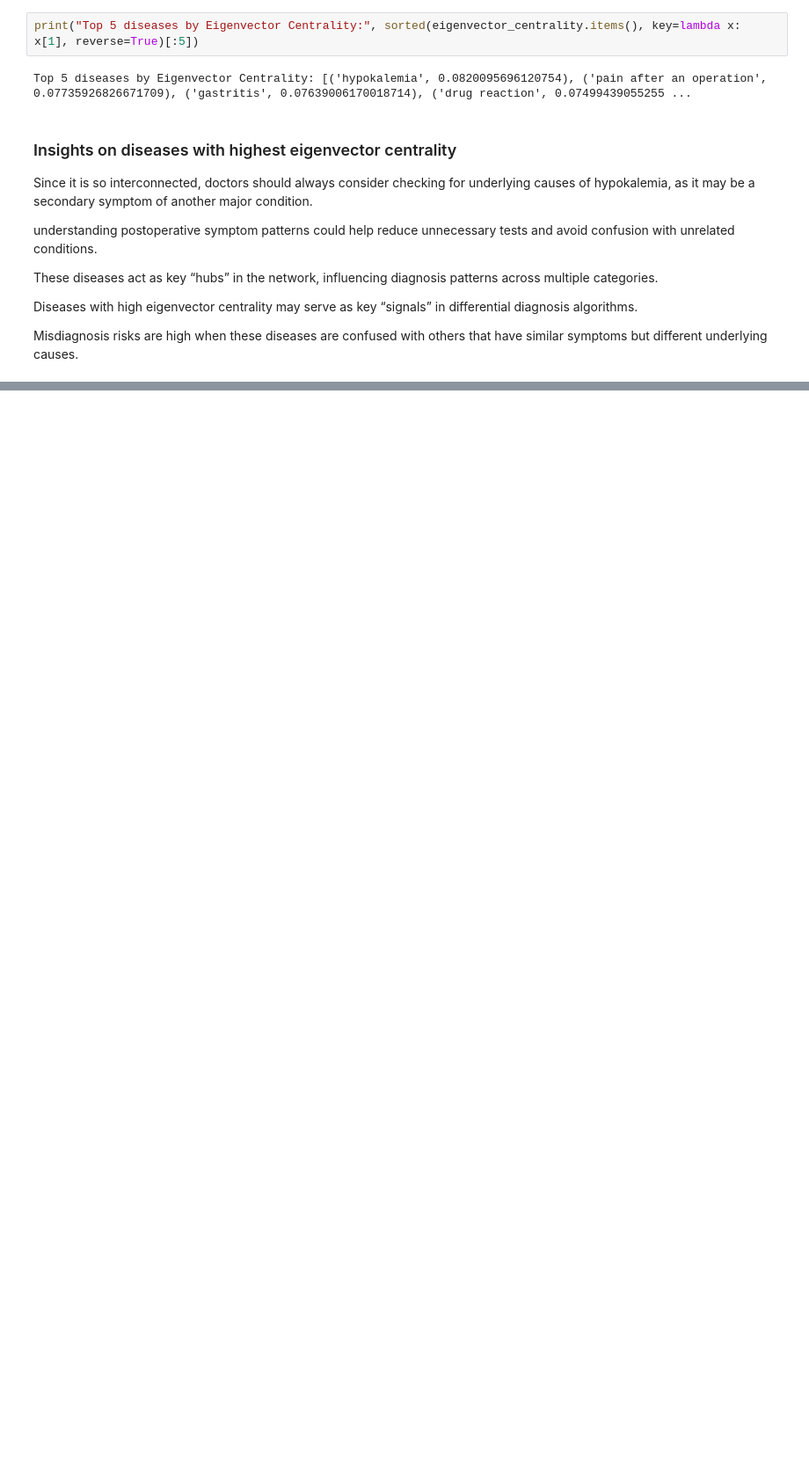
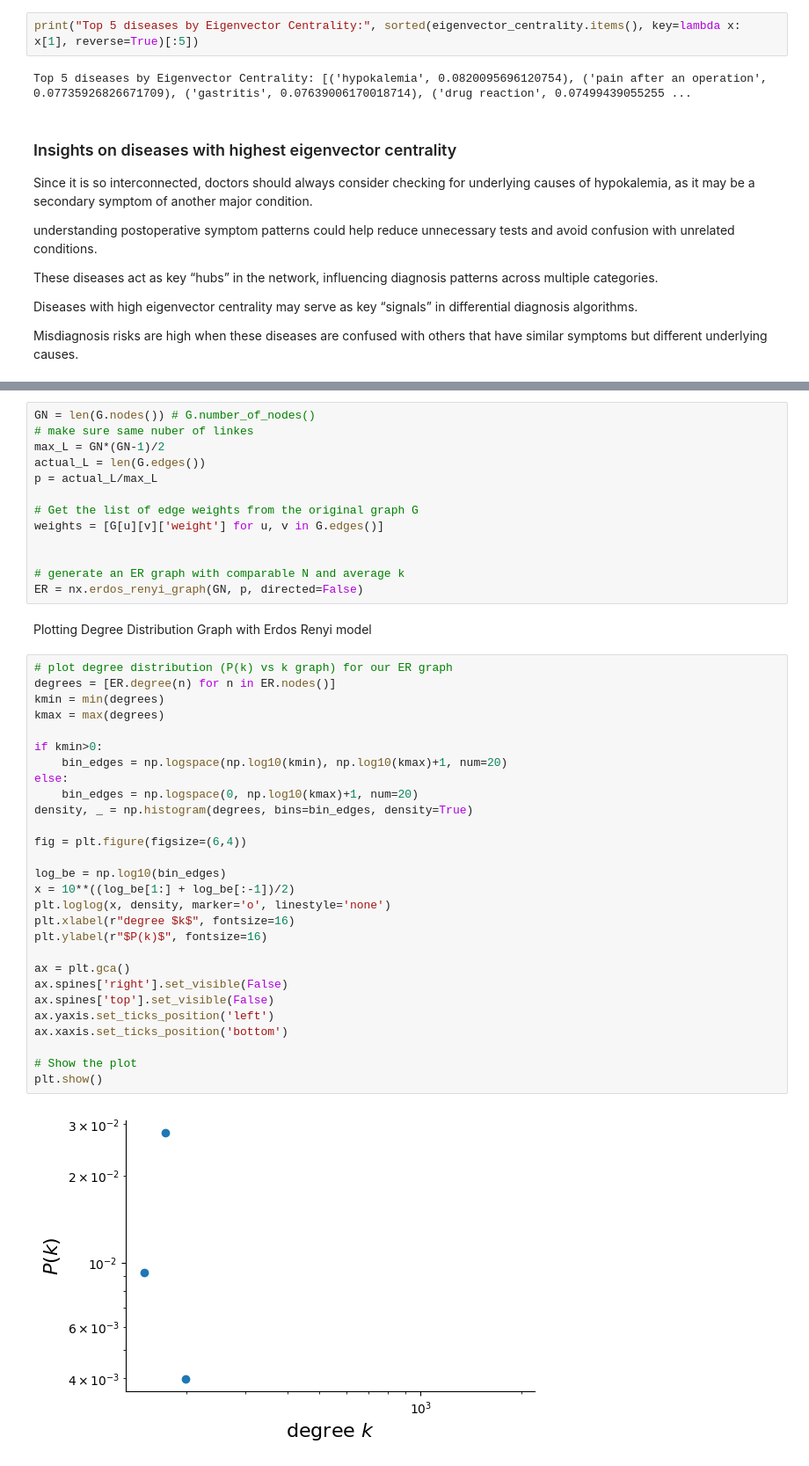
Before and after one commit to ktfr/disease-symptom-network, a Jupyter notebook: notebooks/PreliminarNetworkAnalysis.ipynb, the cells around one changed output, grey strips where cells are left out. Shown at 88% size. Saved outputs shown, nothing was run; the diff lists cells and outputs as text; blank space fills up the shorter version.

```diff
--- a/notebooks/PreliminarNetworkAnalysis.ipynb
+++ b/notebooks/PreliminarNetworkAnalysis.ipynb
@@ -423,0 +492,45 @@ Misdiagnosis risks are high when these diseases are confused with others that ha
+# %%
+GN = len(G.nodes()) # G.number_of_nodes()
+# make sure same nuber of linkes
+max_L = GN*(GN-1)/2
+actual_L = len(G.edges())
+p = actual_L/max_L
+
+# Get the list of edge weights from the original graph G
+weights = [G[u][v]['weight'] for u, v in G.edges()]
+
+
+# generate an ER graph with comparable N and average k
+ER = nx.erdos_renyi_graph(GN, p, directed=False)
+# %% [markdown]
+Plotting Degree Distribution Graph with Erdos Renyi model
+# %%
+# plot degree distribution (P(k) vs k graph) for our ER graph
+degrees = [ER.degree(n) for n in ER.nodes()]
+kmin = min(degrees)
+kmax = max(degrees)
+
+if kmin>0:
+    bin_edges = np.logspace(np.log10(kmin), np.log10(kmax)+1, num=20)
+else:
+    bin_edges = np.logspace(0, np.log10(kmax)+1, num=20)
+density, _ = np.histogram(degrees, bins=bin_edges, density=True)
+
+fig = plt.figure(figsize=(6,4))
+
+log_be = np.log10(bin_edges)
+x = 10**((log_be[1:] + log_be[:-1])/2)
+plt.loglog(x, density, marker='o', linestyle='none')
+plt.xlabel(r"degree $k$", fontsize=16)
+plt.ylabel(r"$P(k)$", fontsize=16)
+
+ax = plt.gca()
+ax.spines['right'].set_visible(False)
+ax.spines['top'].set_visible(False)
+ax.yaxis.set_ticks_position('left')
+ax.xaxis.set_ticks_position('bottom')
+
+# Show the plot
+plt.show()
+# %% [output]
+[figure, added]
```
Also changed, not shown: parts of 25 cells of this notebook.
